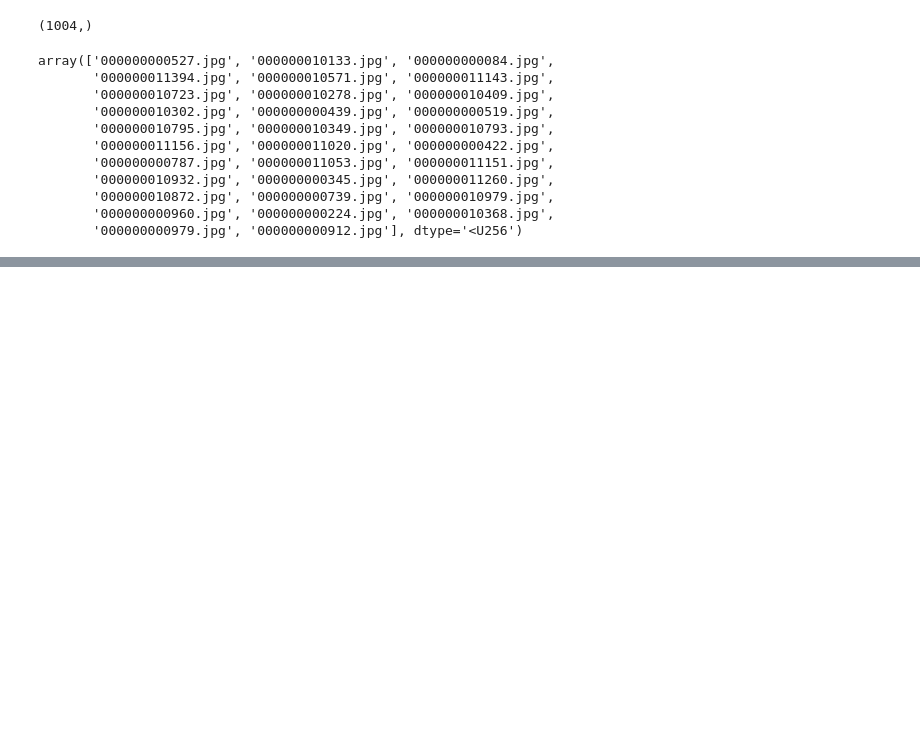
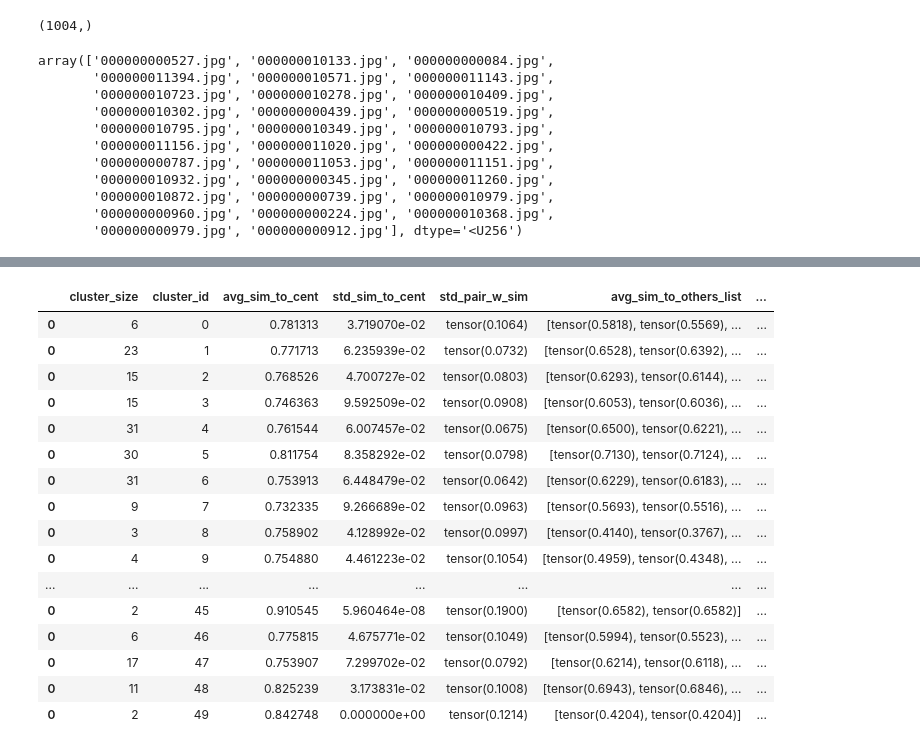
Before and after one commit to francesco-bernardi/SemDeDup, a Jupyter notebook: Untitled-1.ipynb, the cells around one changed output, grey strips where cells are left out. Saved outputs shown, nothing was run; the diff lists cells and outputs as text; code cells hidden in the pictures; blank space fills up the shorter version.

```diff
--- a/Untitled-1.ipynb
+++ b/Untitled-1.ipynb
@@ -216,0 +308,23 @@ array(['000000000527.jpg', '000000010133.jpg', '000000000084.jpg',
+# %%
+with open('/home/fbernardi/Documents/SemDeDup/data/statistics/dataframes/shard_0.pkl', 'rb') as file:
+    shard = pickle.load(file)
+# %%
+shard
+# %% [output]
+|  | cluster_size | cluster_id | avg_sim_to_cent | std_sim_to_cent | std_pair_w_sim | avg_sim_to_others_list | ... |
+| 0 | 6 | 0 | 0.781313 | 3.719070e-02 | tensor(0.1064) | [tensor(0.5818), tensor(0.5569), ... | ... |
+| 0 | 23 | 1 | 0.771713 | 6.235939e-02 | tensor(0.0732) | [tensor(0.6528), tensor(0.6392), ... | ... |
+| 0 | 15 | 2 | 0.768526 | 4.700727e-02 | tensor(0.0803) | [tensor(0.6293), tensor(0.6144), ... | ... |
+| 0 | 15 | 3 | 0.746363 | 9.592509e-02 | tensor(0.0908) | [tensor(0.6053), tensor(0.6036), ... | ... |
+| 0 | 31 | 4 | 0.761544 | 6.007457e-02 | tensor(0.0675) | [tensor(0.6500), tensor(0.6221), ... | ... |
+| 0 | 30 | 5 | 0.811754 | 8.358292e-02 | tensor(0.0798) | [tensor(0.7130), tensor(0.7124), ... | ... |
+| 0 | 31 | 6 | 0.753913 | 6.448479e-02 | tensor(0.0642) | [tensor(0.6229), tensor(0.6183), ... | ... |
+| 0 | 9 | 7 | 0.732335 | 9.266689e-02 | tensor(0.0963) | [tensor(0.5693), tensor(0.5516), ... | ... |
+| 0 | 3 | 8 | 0.758902 | 4.128992e-02 | tensor(0.0997) | [tensor(0.4140), tensor(0.3767), ... | ... |
+| 0 | 4 | 9 | 0.754880 | 4.461223e-02 | tensor(0.1054) | [tensor(0.4959), tensor(0.4348), ... | ... |
+| ... | ... | ... | ... | ... | ... | ... | ... |
+| 0 | 2 | 45 | 0.910545 | 5.960464e-08 | tensor(0.1900) | [tensor(0.6582), tensor(0.6582)] | ... |
+| 0 | 6 | 46 | 0.775815 | 4.675771e-02 | tensor(0.1049) | [tensor(0.5994), tensor(0.5523), ... | ... |
+| 0 | 17 | 47 | 0.753907 | 7.299702e-02 | tensor(0.0792) | [tensor(0.6214), tensor(0.6118), ... | ... |
+| 0 | 11 | 48 | 0.825239 | 3.173831e-02 | tensor(0.1008) | [tensor(0.6943), tensor(0.6846), ... | ... |
+| 0 | 2 | 49 | 0.842748 | 0.000000e+00 | tensor(0.1214) | [tensor(0.4204), tensor(0.4204)] | ... |
```
Also changed, not shown: parts of 16 cells of this notebook.
